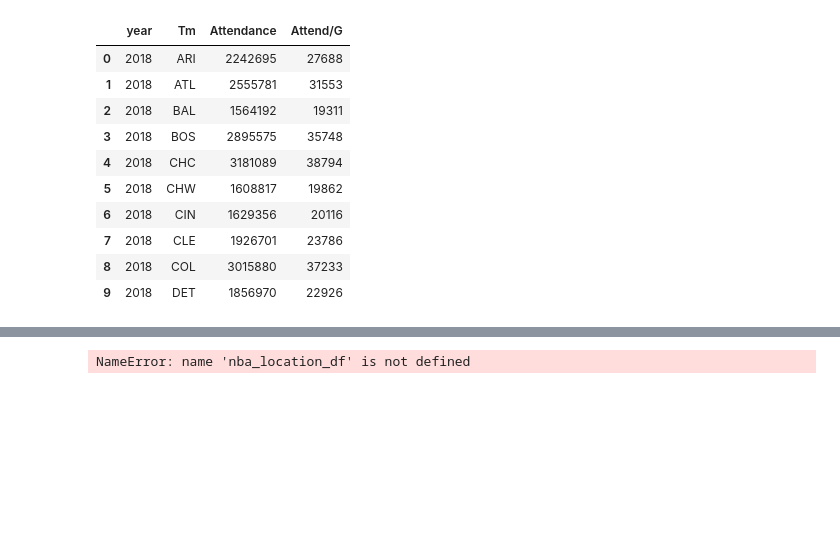
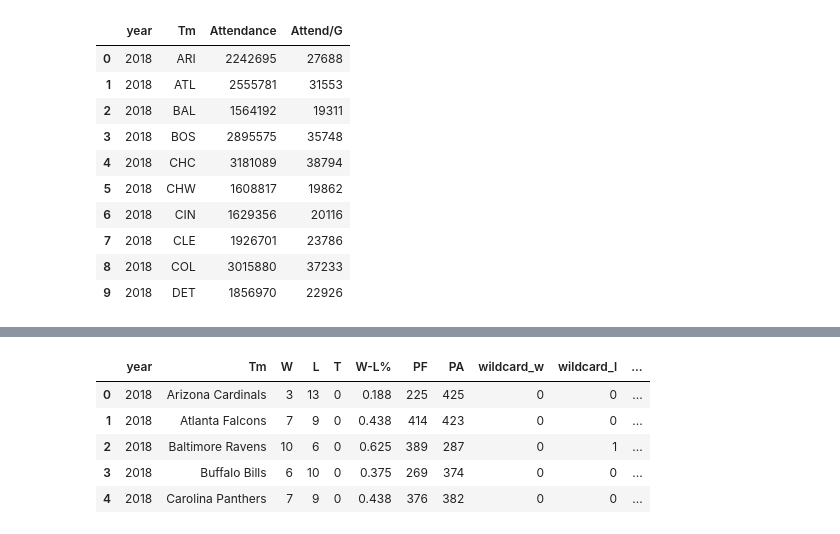
Before and after one commit to Git-hSin/TeamPerformanceCommImpact, a Jupyter notebook: tim_sports/tim_sports.ipynb, the cells around one changed output, grey strips where cells are left out. Saved outputs shown, nothing was run; the diff lists cells and outputs as text; code cells hidden in the pictures; blank space fills up the shorter version.

```diff
--- a/tim_sports/tim_sports.ipynb
+++ b/tim_sports/tim_sports.ipynb
@@ -151,4 +77,9 @@ NameError: name 'mlb_location_df' is not defined
 # %%
-nba_location_df.head()
+nfl_df.head()
 # %% [output]
-NameError: name 'nba_location_df' is not defined
+|  | year | Tm | W | L | T | W-L% | PF | PA | wildcard_w | wildcard_l | ... |
+| 0 | 2018 | Arizona Cardinals | 3 | 13 | 0 | 0.188 | 225 | 425 | 0 | 0 | ... |
+| 1 | 2018 | Atlanta Falcons | 7 | 9 | 0 | 0.438 | 414 | 423 | 0 | 0 | ... |
+| 2 | 2018 | Baltimore Ravens | 10 | 6 | 0 | 0.625 | 389 | 287 | 0 | 1 | ... |
+| 3 | 2018 | Buffalo Bills | 6 | 10 | 0 | 0.375 | 269 | 374 | 0 | 0 | ... |
+| 4 | 2018 | Carolina Panthers | 7 | 9 | 0 | 0.438 | 376 | 382 | 0 | 0 | ... |
```
Also changed, not shown: parts of 44 cells of this notebook, 2 other files.
